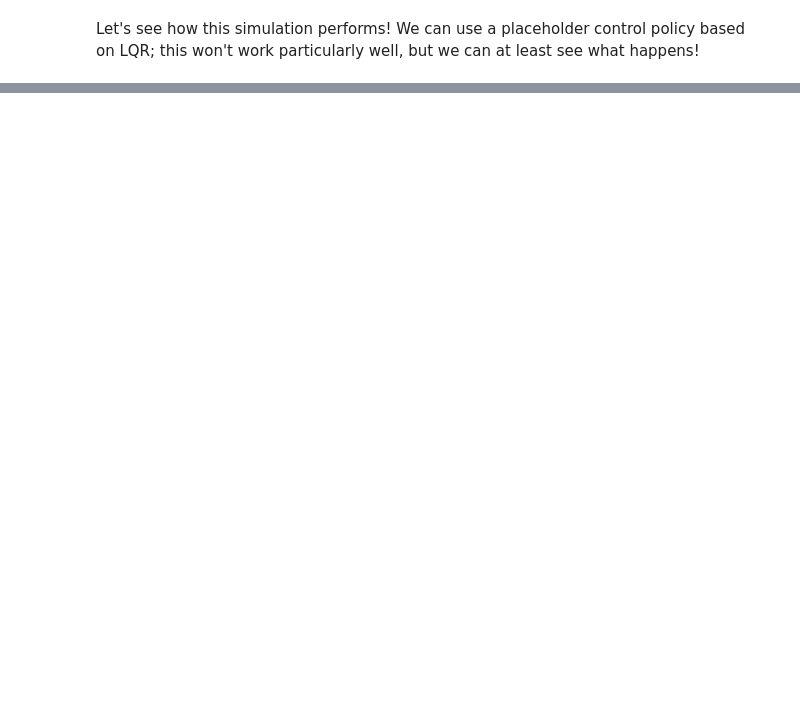
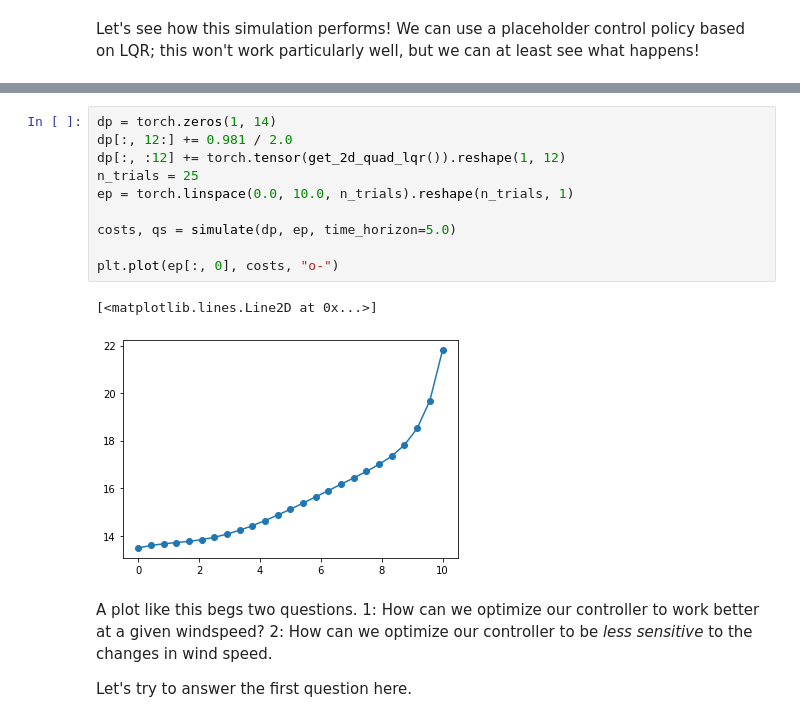
Before and after one commit to MIT-REALM/architect_rss_22, a Jupyter notebook: prototyping/continuous_control_sensitivity.ipynb, the cells around one changed output, grey strips where cells are left out. Cells and saved outputs as stored; diff of their text form; blank space fills up the shorter version.

```diff
--- a/prototyping/continuous_control_sensitivity.ipynb
+++ b/prototyping/continuous_control_sensitivity.ipynb
@@ -207,0 +215,17 @@ Cost with wind 5.0 m/s = tensor([1431.5754])
+# %%
+dp = torch.zeros(1, 14)
+dp[:, 12:] += 0.981 / 2.0
+dp[:, :12] += torch.tensor(get_2d_quad_lqr()).reshape(1, 12)
+n_trials = 25
+ep = torch.linspace(0.0, 10.0, n_trials).reshape(n_trials, 1)
+
+costs, qs = simulate(dp, ep, time_horizon=5.0)
+
+plt.plot(ep[:, 0], costs, "o-")
+# %% [output]
+[<matplotlib.lines.Line2D at 0x...>]
+[figure, added]
+# %% [markdown]
+A plot like this begs two questions. 1: How can we optimize our controller to work better at a given windspeed? 2: How can we optimize our controller to be *less sensitive* to the changes in wind speed.
+
+Let's try to answer the first question here.
```
Also changed, not shown: parts of 4 cells of this notebook.
